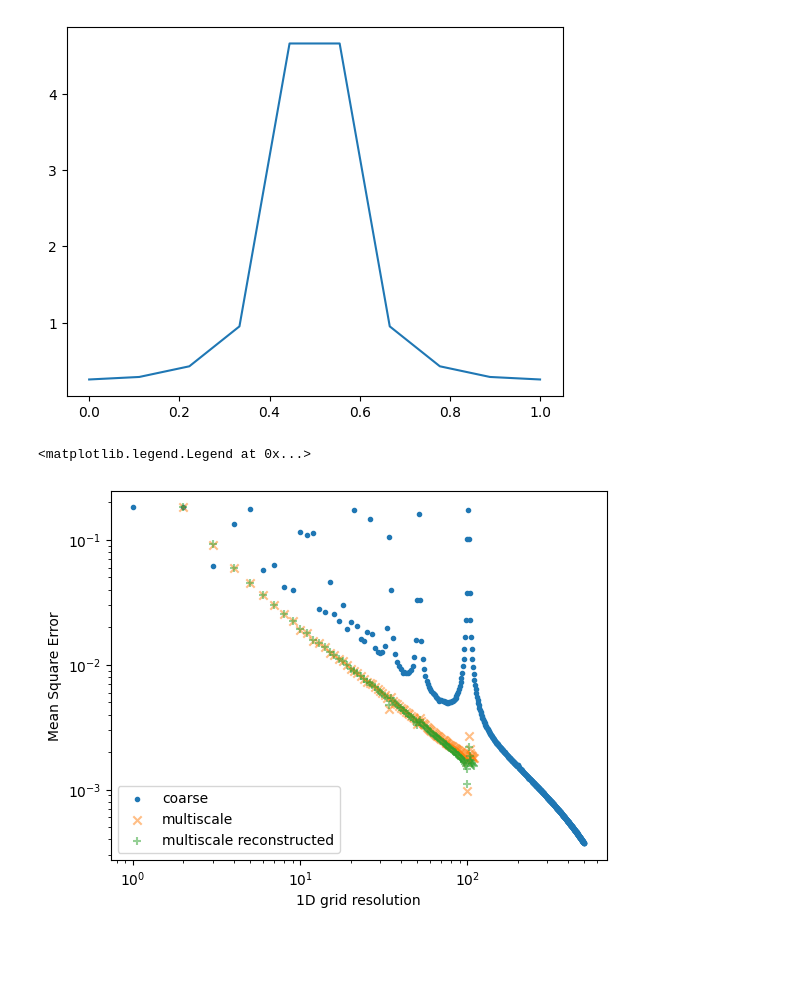
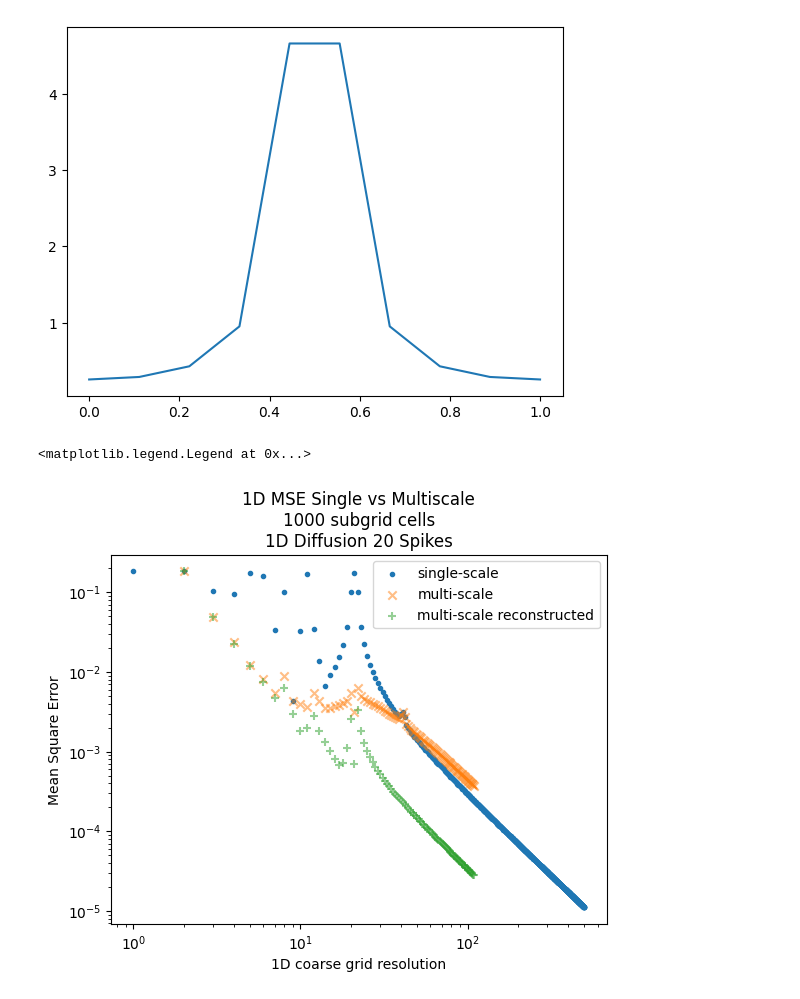
Before and after one commit to ProceduralTree/MMM, a Jupyter notebook: notebook.ipynb, the cells around one changed output. Drawn from its saved outputs; the diff is of its cells as text; code cells hidden in the pictures; blank space fills up the shorter version.

Commit message:
some 2d error plots

```diff
--- a/notebook.ipynb
+++ b/notebook.ipynb
@@ -12,11 +12,11 @@ plt.plot(x , diffusionModule.oscillation(x))
 # %%
 import src.fvsolver as fvModule
 reload(fvModule)
-diffusionFunction = lambda x: diffusionModule.oscillation(x,eps=1/100)
+diffusionFunction = lambda x: diffusionModule.oscillation(x,eps=1/20)
 
 
-fineX = np.linspace(0, 1, 1000)
-solver = fvModule.FVSolver(1000, diffusionFunction, (0,1))
+fineX = np.linspace(0, 1, 10000)
+solver = fvModule.FVSolver(10000, diffusionFunction, (0,1))
 solver.set_boundary()
 solver.assemble_matrix()
 referenceSolution = solver.solve()
@@ -31,46 +31,48 @@ multiScaleErrorLevels = []
 multiScaleReconstructErrorLevels = []
 
 
-for corseLevel in gridCoarseLevels:
+for coarseLevel in gridCoarseLevels:
     # solve single scale
-    coarseX = np.linspace(0,1 ,corseLevel)
-    solver = fvModule.FVSolver(corseLevel, diffusionFunction, (0,1))
+    coarseX = np.linspace(0,1 ,coarseLevel)
+    solver = fvModule.FVSolver(coarseLevel, diffusionFunction, (0,1))
     solver.set_boundary()
     solver.assemble_matrix()
     coarseSolution = solver.solve()
     interpolatedCoarseSolution = np.interp(fineX, coarseX, coarseSolution)
     error = np.sqrt(np.mean(np.square(referenceSolution - interpolatedCoarseSolution)))
     singleScaleErrorLevels.append(error)
 
-for corseLevel in gridCoarseLevelsMulti:
+for coarseLevel in gridCoarseLevelsMulti:
     #solve multi scale
-    coarseX = np.linspace(0,1 ,corseLevel)
-    solver = fvModule.FVSolver(corseLevel, diffusionFunction, (0,1))
+    coarseX = np.linspace(0,1 ,coarseLevel)
+    solver = fvModule.FVSolver(coarseLevel, diffusionFunction, (0,1))
     solver.set_boundary()
     mb = solver.set_multiscale_transmissions(1000)
     solver.assemble_matrix()
     coarseSolution = solver.solve()
     interpolatedCoarseSolution = np.interp(fineX, coarseX, coarseSolution)
     error = np.sqrt(np.mean(np.square(referenceSolution - interpolatedCoarseSolution)))
     multiScaleErrorLevels.append(error)
 
 
     reconstructedSolution = solver.reconstruct_multiscale()
     reconstructedX = np.linspace(0,1,len(solver.micro_basis))
     interpolatedCoarseSolution = np.interp(fineX, reconstructedX, solver.reconstruction)
     error = np.sqrt(np.mean(np.square(referenceSolution - interpolatedCoarseSolution)))
     multiScaleReconstructErrorLevels.append(error)
 
 
-plt.scatter(gridCoarseLevels, singleScaleErrorLevels, marker=".", label="coarse")
-plt.scatter(gridCoarseLevelsMulti, multiScaleErrorLevels, marker="x", alpha=0.5, label="multiscale")
-plt.scatter(gridCoarseLevelsMulti, multiScaleReconstructErrorLevels, marker="+", alpha=0.5, label="multiscale reconstructed")
+plt.scatter(gridCoarseLevels, singleScaleErrorLevels, marker=".", label="single-scale")
+plt.scatter(gridCoarseLevelsMulti, multiScaleErrorLevels, marker="x", alpha=0.5, label="multi-scale")
+plt.scatter(gridCoarseLevelsMulti, multiScaleReconstructErrorLevels, marker="+", alpha=0.5, label="multi-scale reconstructed")
 
-plt.xlabel("1D grid resolution")
+plt.title("1D MSE Single vs Multiscale\n1000 subgrid cells\n1D Diffusion 20 Spikes")
+
+plt.xlabel("1D coarse grid resolution")
 plt.ylabel("Mean Square Error")
 plt.gca().set_xscale('log')
 plt.gca().set_yscale('log')
 plt.legend()
 # %% [output]
 <matplotlib.legend.Legend at 0x...>
-[figure, old version]
+[figure, new version]
```
Also changed, not shown: parts of 1 cell of this notebook, 6 other files.
